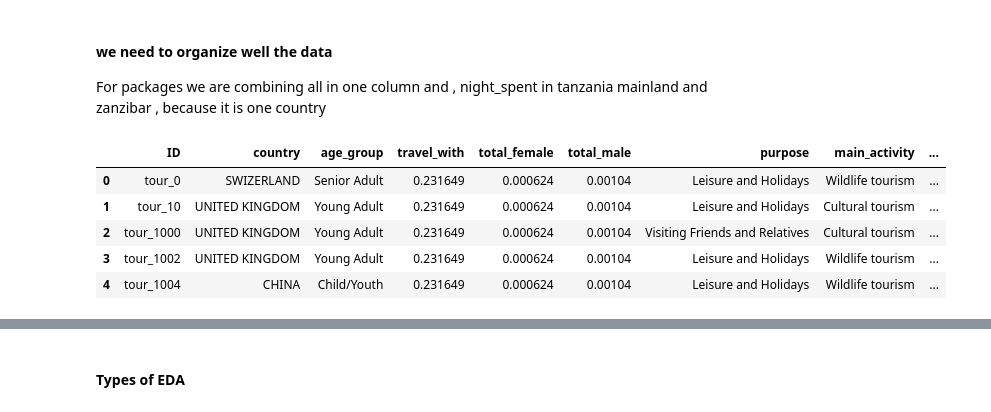
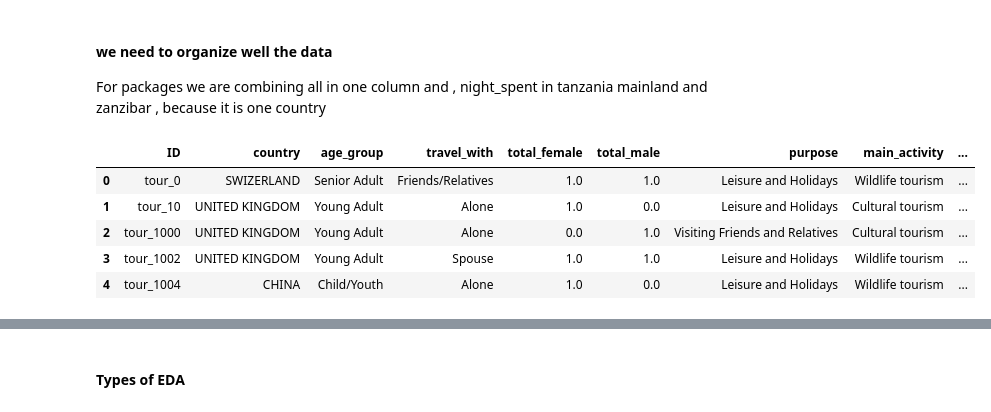
Before and after one commit to ngusadeep/Tourism-EDA, a Jupyter notebook: index.ipynb, the cells around one changed output, grey strips where cells are left out. Saved outputs shown, nothing was run; the diff lists cells and outputs as text; code cells hidden in the pictures.

```diff
--- a/index.ipynb
+++ b/index.ipynb
@@ -120,11 +142,3 @@ total_cost                  0
 dtype: int64
 # %% [markdown]
 ##### **Note**: Since we have missing values , then we have to replace them with real data.
-# %%
-data['travel_with'] = data.travel_with.isna().mean()
-data['total_female'] = data.total_female.isna().mean()
-data['total_male'] = data.total_male.isna().mean()
-data['most_impressing'] = data.most_impressing.isna().mean()
-
-#check is null values were resolved
-data.isnull().sum()
@@ -148,0 +145,14 @@ dtype: int64
+# %%
+# Check missing values count per column
+missing_counts = data[['travel_with', 'total_female', 'total_male', 'most_impressing']].isnull().sum()
+
+for col in ['travel_with', 'total_female', 'total_male', 'most_impressing']:
+    if data[col].isnull().sum() > 0:
+        if data[col].dtype == 'O':  # object/string type
+            data[col] = data[col].fillna('Alone')
+        else:  # numeric
+            data[col] = data[col].fillna(data[col].median())
+
+
+# Confirm no more nulls in those columns
+print(data.isnull().sum())
@@ -177,37 +205,38 @@ data.rename(columns={
     'package_accomodation': 'package_accommodation'
 }, inplace=True)
 
 # Combine nights stayed on mainland and Zanzibar into one total nights column
-data['nights_stayed'] = data['night_mainland'] + data['night_zanzibar']
+# data['nights_stayed'] = data['night_mainland'] + data['night_zanzibar']
 
 # Package columns and mapping
 package_mapping = {
     'package_transport_int': 'Transport Package',
     'package_accommodation': 'Accommodation Package',
     'package_food': 'Food Package',
     'package_transport_tz': 'Transportation Package',
     'package_sightseeing': 'Sightseeing Package',
     'package_guided_tour': 'Guided Tour Package',
     'package_insurance': 'Insurance Package'
 }
+
 package_cols = list(package_mapping.keys())
 
 # Create combined multi-label column 'package_services'
 def get_included_services(row):
     services = [package_mapping[col] for col in package_cols if str(row[col]).strip().lower() == 'yes']
     return ', '.join(services) if services else 'None'
 
 data['package_services'] = data.apply(get_included_services, axis=1)
 
 # ✅ Drop package columns AND nights columns in one go
-data.drop(columns=package_cols + ['night_mainland', 'night_zanzibar'], inplace=True)
+data.drop(columns=package_cols  ,inplace=True)
 
 # Check the result
 data.head()
 # %% [output]
 |  | ID | country | age_group | travel_with | total_female | total_male | purpose | main_activity | ... |
-| 0 | tour_0 | SWIZERLAND | Senior Adult | 0.231649 | 0.000624 | 0.00104 | Leisure and Holidays | Wildlife tourism | ... |
-| 1 | tour_10 | UNITED KINGDOM | Young Adult | 0.231649 | 0.000624 | 0.00104 | Leisure and Holidays | Cultural tourism | ... |
-| 2 | tour_1000 | UNITED KINGDOM | Young Adult | 0.231649 | 0.000624 | 0.00104 | Visiting Friends and Relatives | Cultural tourism | ... |
-| 3 | tour_1002 | UNITED KINGDOM | Young Adult | 0.231649 | 0.000624 | 0.00104 | Leisure and Holidays | Wildlife tourism | ... |
-| 4 | tour_1004 | CHINA | Child/Youth | 0.231649 | 0.000624 | 0.00104 | Leisure and Holidays | Wildlife tourism | ... |
+| 0 | tour_0 | SWIZERLAND | Senior Adult | Friends/Relatives | 1.0 | 1.0 | Leisure and Holidays | Wildlife tourism | ... |
+| 1 | tour_10 | UNITED KINGDOM | Young Adult | Alone | 1.0 | 0.0 | Leisure and Holidays | Cultural tourism | ... |
+| 2 | tour_1000 | UNITED KINGDOM | Young Adult | Alone | 0.0 | 1.0 | Visiting Friends and Relatives | Cultural tourism | ... |
+| 3 | tour_1002 | UNITED KINGDOM | Young Adult | Spouse | 1.0 | 1.0 | Leisure and Holidays | Wildlife tourism | ... |
+| 4 | tour_1004 | CHINA | Child/Youth | Alone | 1.0 | 0.0 | Leisure and Holidays | Wildlife tourism | ... |
```
Also changed, not shown: parts of 26 cells of this notebook, 1 other file.
